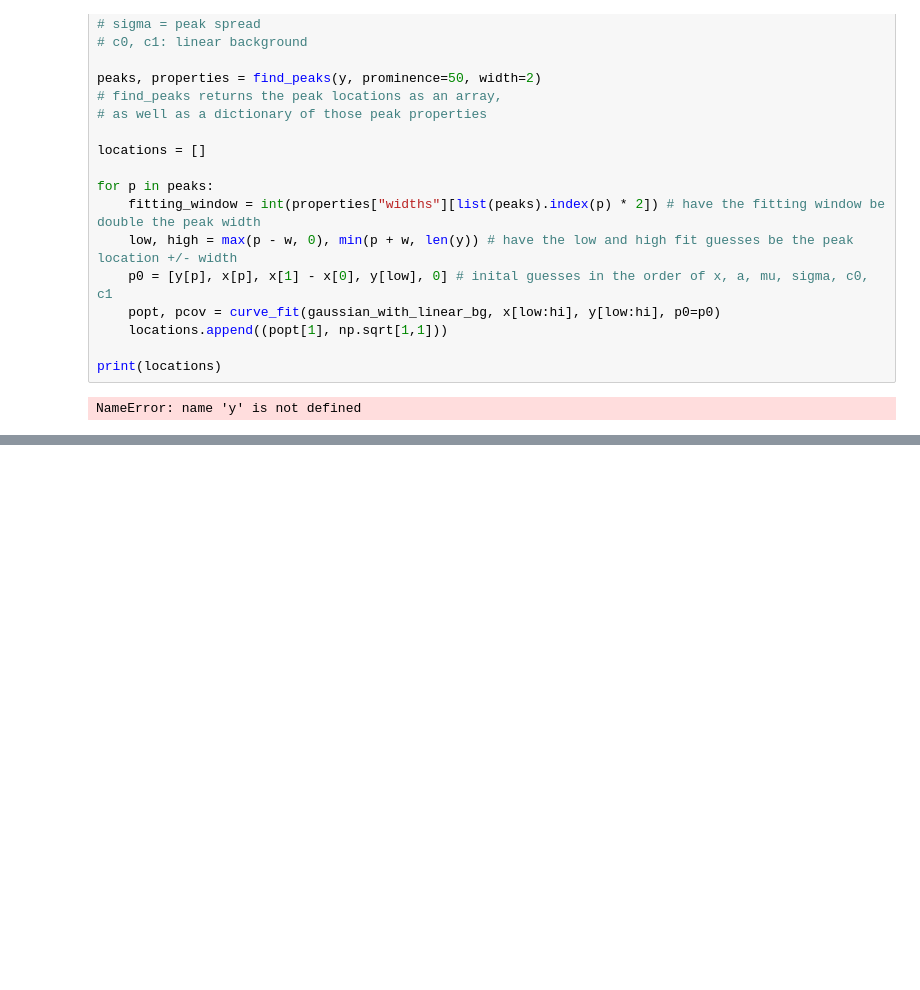
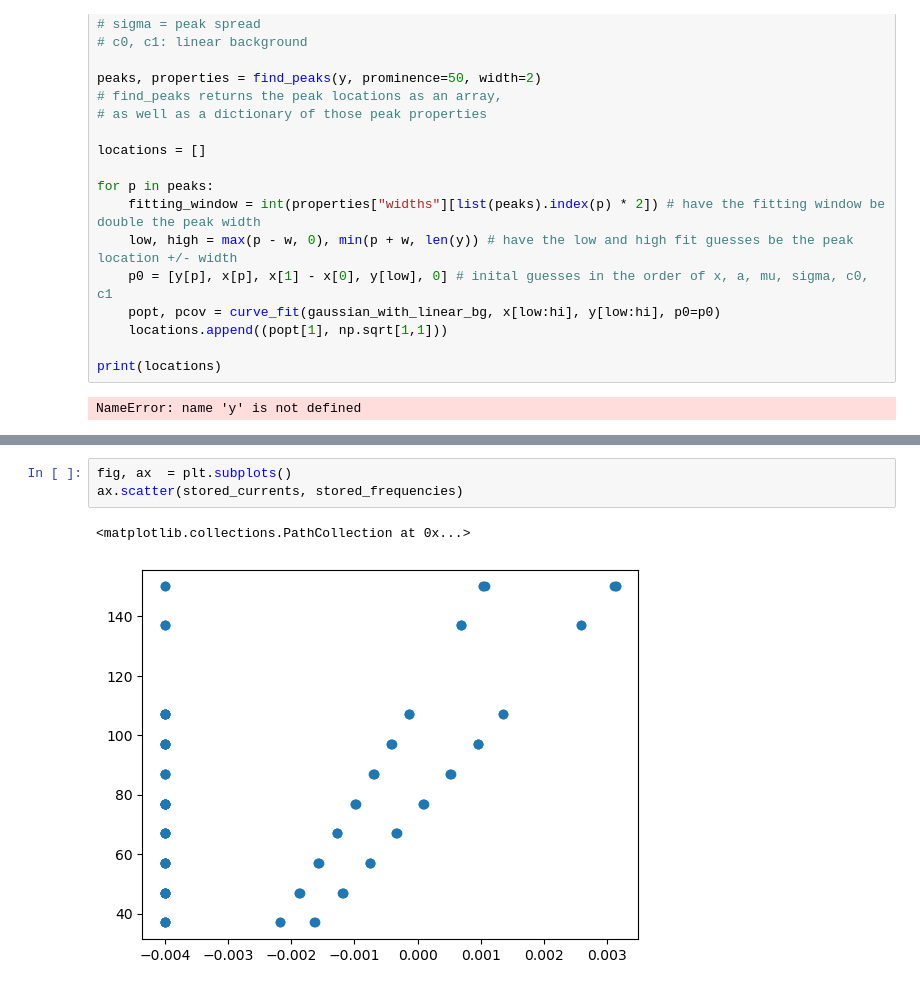
Before and after one commit to arielsmyri/phys_p_451, a Jupyter notebook: optical_pumping_lab/optical_pumping_analysis.ipynb, the cells around one changed output, grey strips where cells are left out. Saved outputs shown, nothing was run; the diff lists cells and outputs as text; blank space fills up the shorter version.

```diff
--- a/optical_pumping_lab/optical_pumping_analysis.ipynb
+++ b/optical_pumping_lab/optical_pumping_analysis.ipynb
@@ -195,0 +203,6 @@ for freq in frequencies:
+# %%
+fig, ax  = plt.subplots()
+ax.scatter(stored_currents, stored_frequencies)
+# %% [output]
+<matplotlib.collections.PathCollection at 0x...>
+[figure, added]
```
Also changed, not shown: parts of 5 cells of this notebook, 1 other file.
